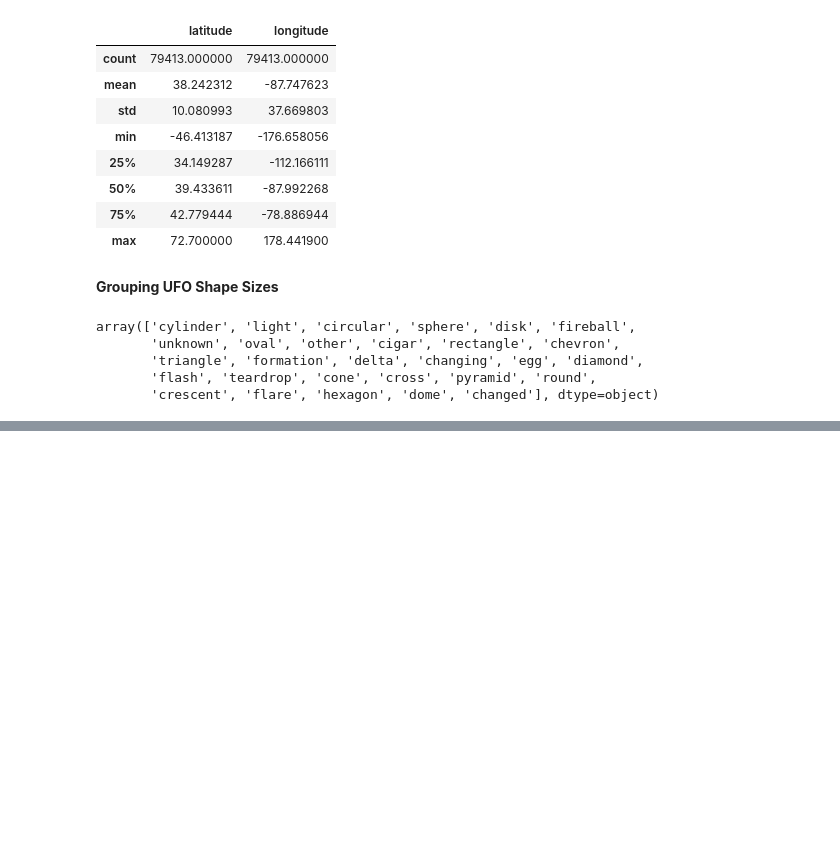
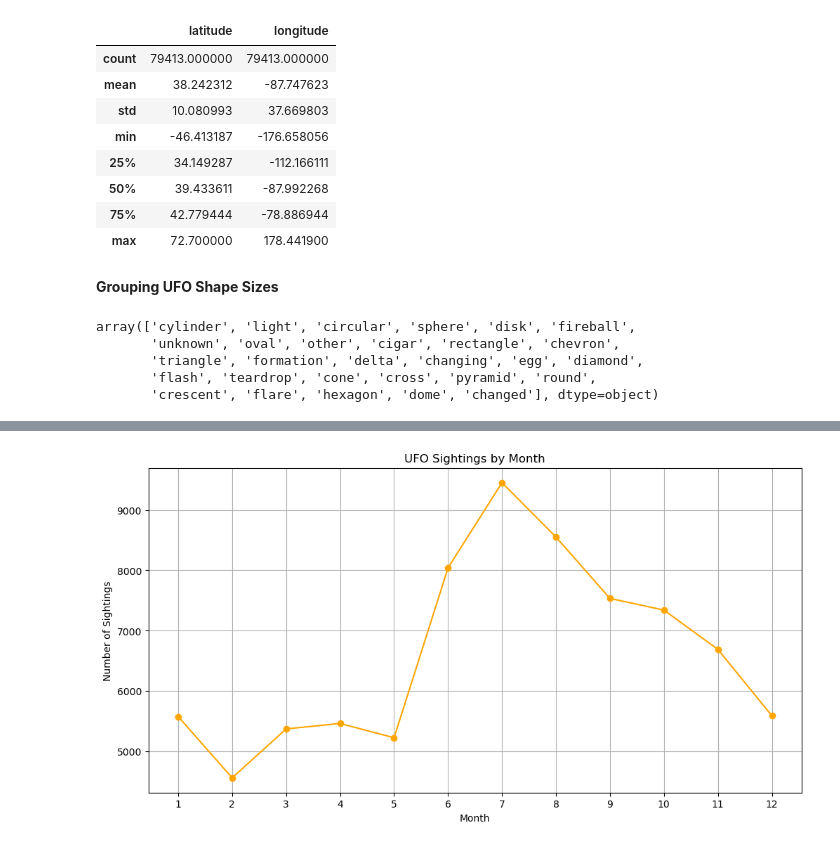
Before and after one commit to quadrillionaiire/Phase-1-Project, a Jupyter notebook: notebooks/clean_notebook.ipynb, the cells around one changed output, grey strips where cells are left out. Cells and saved outputs as stored; diff of their text form; code cells hidden in the pictures; blank space fills up the shorter version.

```diff
--- a/notebooks/clean_notebook.ipynb
+++ b/notebooks/clean_notebook.ipynb
@@ -361,0 +468,4 @@ array(['cylinder', 'light', 'circular', 'sphere', 'disk', 'fireball',
+# %%
+# Frequency of sightings by time (Month)
+monthly_counts = ufo_df['Month'].value_counts().sort_index()
+print(monthly_counts)
@@ -361,0 +487,14 @@ array(['cylinder', 'light', 'circular', 'sphere', 'disk', 'fireball',
+# %%
+
+
+# Plotting the monthly sightings
+plt.figure(figsize=(12, 6))
+monthly_counts.plot(kind='line', marker='o', color='orange')
+plt.title('UFO Sightings by Month')
+plt.xlabel('Month')
+plt.ylabel('Number of Sightings')
+plt.xticks(range(1, 13))
+plt.grid()
+plt.show()
+# %% [output]
+[figure, added]
```
Also changed, not shown: parts of 38 cells of this notebook.
